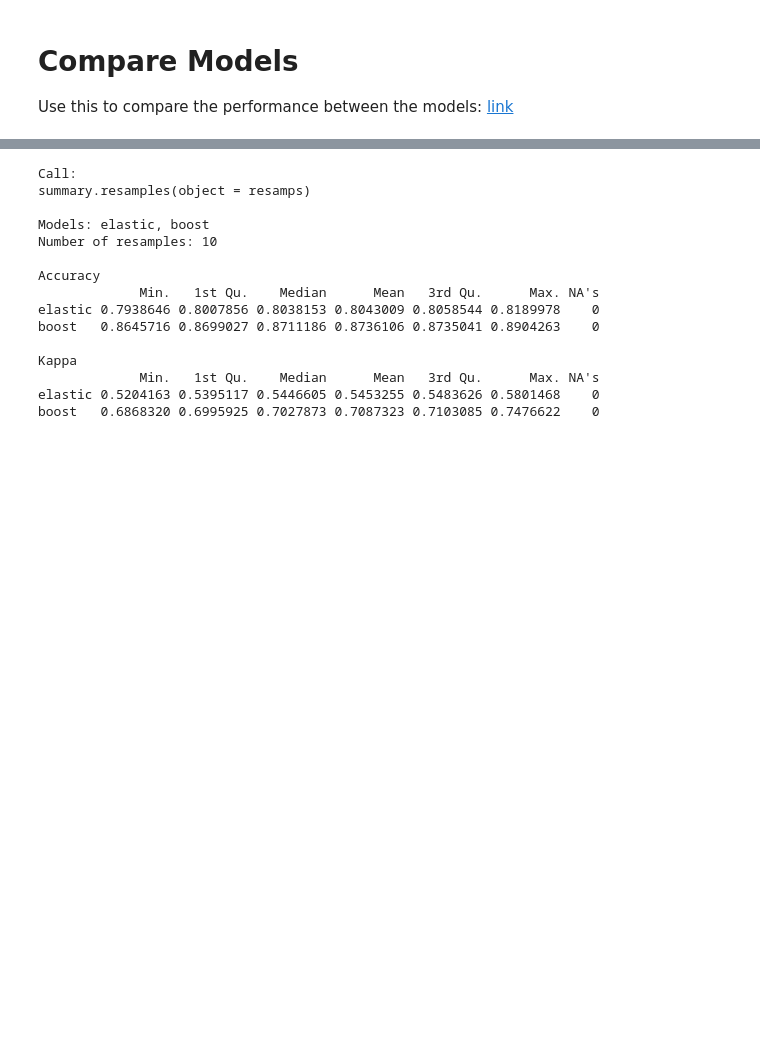
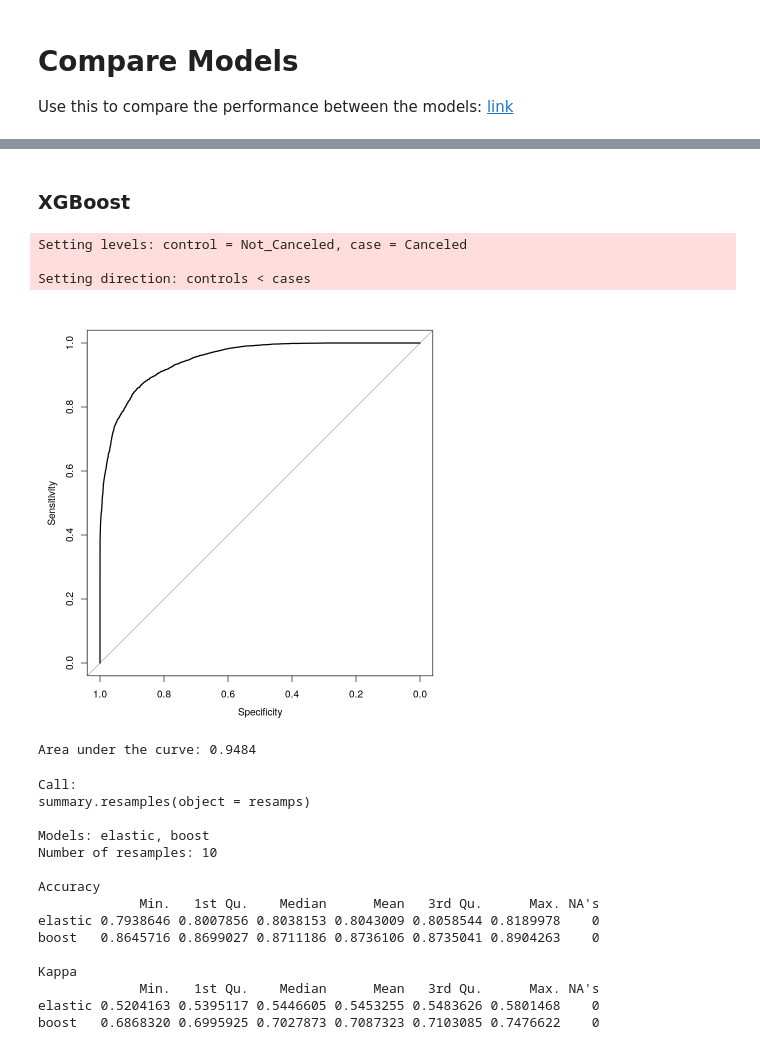
Before and after one commit to andrewit3/STAT656Project, a Jupyter notebook: FinalProject/train_models.ipynb, the cells around one changed output, grey strips where cells are left out. Drawn from its saved outputs; the diff is of its cells as text; code cells hidden in the pictures; blank space fills up the shorter version.

```diff
--- a/FinalProject/train_models.ipynb
+++ b/FinalProject/train_models.ipynb
@@ -345,3 +395,17 @@ Use this to compare the performance between the models: [link](https://cran.r-pr
+# %% [markdown]
+### XGBoost
+# %%
+boostROC <- roc(response=Ytrain, predict(boostOut,Xtrain_mat,type="prob")$Canceled)
+plot(boostROC)
+# %% [output]
+Setting levels: control = Not_Canceled, case = Canceled
+
+Setting direction: controls < cases
+[figure, added]
+# %%
+auc(boostROC)
+# %% [output]
+Area under the curve: 0.9484
 # %%
 resamps <- resamples(list(elastic = elasticOut, boost = boostOut))
 summary(resamps)
```
Also changed, not shown: parts of 7 cells of this notebook, 1 other file.
